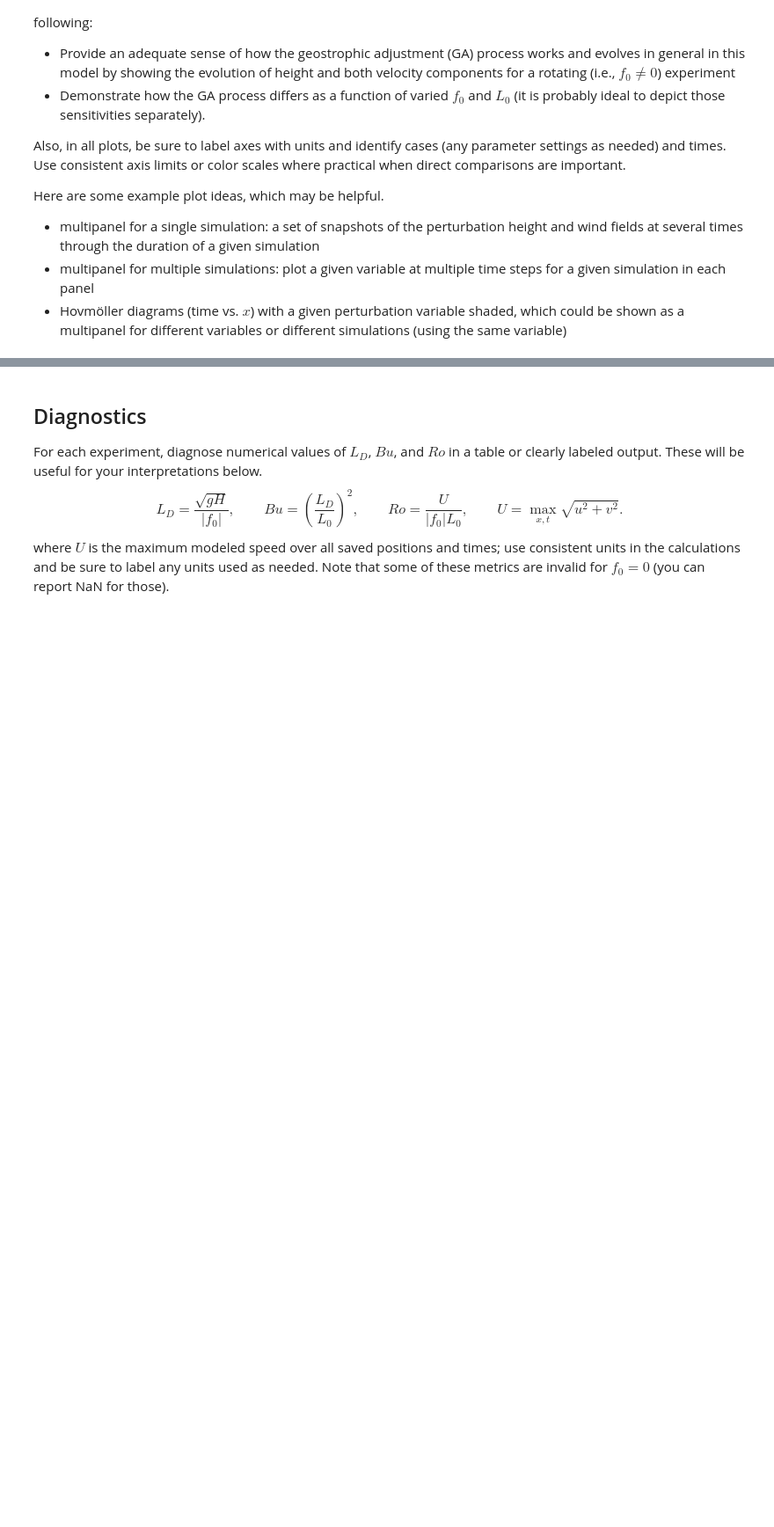
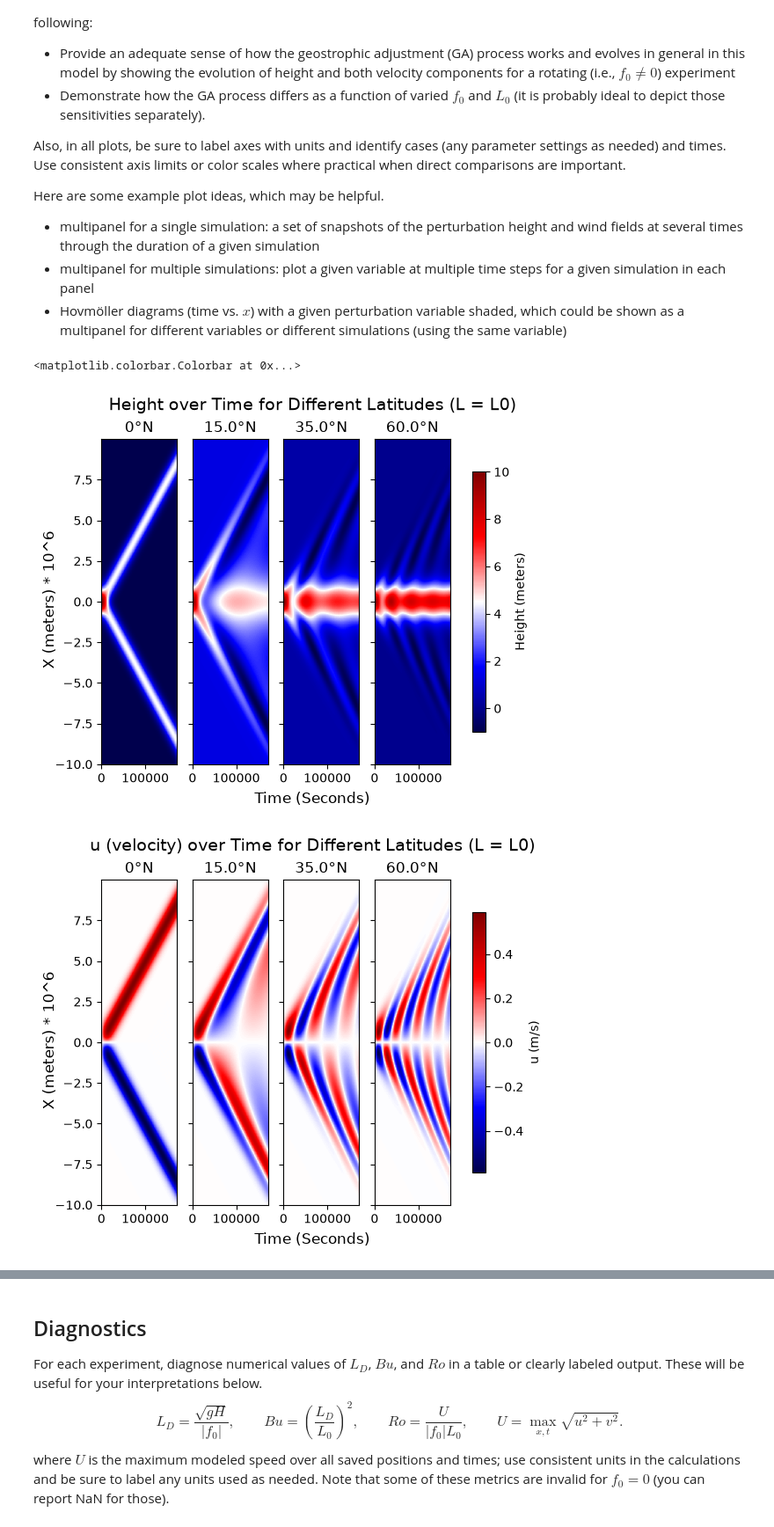
Before and after one commit to Ecox343/Cox_Fundis_Fall_26, a Jupyter notebook: lab2_geostrophic_adjustment.ipynb, the cells around one changed output, grey strips where cells are left out. Shown at 88% size. Drawn from its saved outputs; the diff is of its cells as text; code cells hidden in the pictures; blank space fills up the shorter version.

Commit message:
Plots

```diff
--- a/lab2_geostrophic_adjustment.ipynb
+++ b/lab2_geostrophic_adjustment.ipynb
@@ -283,21 +283,3 @@ Integrating 1_L ...
 Integrating 1.5_L ...
 Integrating 2_L ...
 Integrating 2.5_L ...
-# %%
-figvlsh, axvlsh = plt.subplots(1,4,sharex=True, sharey=True)
-ctr = 0
-for case in runs:
-    tc = runs[case]
-    axvlsh[ctr].pcolormesh(tc['time'], tc['x'] , tc['h'].T, cmap = 'seismic')
-    axvlsh[ctr].set_title(case)
-    if ctr<3:
-         axvlsh[ctr].label_outer()
-    ctr +=1
-figvlsh.suptitle('Height over Time for Different Latitudes (L = L0)',fontsize=14)
-figvlsh.supylabel('X (meters)')
-figvlsh.supxlabel('Time (Seconds)')
-
-
-
-ctr = 0
-# ax.pcolormesh(ec_test['time'], ec_test['x'] , ec_test['h'].T, cmap = 'seismic')
@@ -338,3 +296,51 @@ Here are some example plot ideas, which may be helpful.
 - multipanel for a single simulation: a set of snapshots of the perturbation height and wind fields at several times through the duration of a given simulation
 - multipanel for multiple simulations: plot a given variable at multiple time steps for a given simulation in each panel
 - Hovmöller diagrams (time vs. $x$) with a given perturbation variable shaded, which could be shown as a multipanel for different variables or different simulations (using the same variable)
+# %%
+figvlsh, axvlsh = plt.subplots(1,4,sharex=True, sharey=True)
+ctr = 0
+for case in runs:
+    tc = runs[case]
+    pc = axvlsh[ctr].pcolormesh(tc['time'], tc['x']/(10**6) , tc['h'].T, cmap = 'seismic')
+    axvlsh[ctr].set_title(case)
+    if ctr<3:
+         axvlsh[ctr].label_outer()
+    ctr +=1
+figvlsh.suptitle('Height over Time for Different Latitudes (L = L0)',fontsize=14)
+figvlsh.supylabel('X (meters) * 10^6')
+figvlsh.supxlabel('Time (Seconds)')
+figvlsh.colorbar(pc, ax=axvlsh, label='Height (meters)', shrink=0.8)
+
+
+figvlsu, axvlsu = plt.subplots(1,4,sharex=True, sharey=True)
+ctr = 0
+for case in runs:
+    tc = runs[case]
+    pc = axvlsu[ctr].pcolormesh(tc['time'], tc['x']/(10**6) , tc['u'].T, cmap = 'seismic')
+    axvlsu[ctr].set_title(case)
+    if ctr<3:
+         axvlsu[ctr].label_outer()
+    ctr +=1
+figvlsu.suptitle('u (velocity) over Time for Different Latitudes (L = L0)',fontsize=14)
+figvlsu.supylabel('X (meters) * 10^6')
+figvlsu.supxlabel('Time (Seconds)')
+figvlsu.colorbar(pc, ax=axvlsu, label='u (m/s)', shrink=0.8)
+
+
+figvlsv, axvlsv = plt.subplots(1,4,sharex=True, sharey=True)
+ctr = 0
+for case in runs:
+    tc = runs[case]
+    pc = axvlsv[ctr].pcolormesh(tc['time'], tc['x']/(10**6) , tc['v'].T, cmap = 'seismic')
+    axvlsv[ctr].set_title(case)
+    if ctr<3:
+         axvlsv[ctr].label_outer()
+    ctr +=1
+figvlsv.suptitle('v (velocity) over Time for Different Latitudes (L = L0)',fontsize=14)
+figvlsv.supylabel('X (meters) * 10^6')
+figvlsv.supxlabel('Time (Seconds)')
+figvlsv.colorbar(pc, ax=axvlsv, label='v (m/s)', shrink=0.8)
+# %% [output]
+<matplotlib.colorbar.Colorbar at 0x...>
+[figure, added]
+[figure, added]
```
Also changed, not shown: parts of 6 cells of this notebook.
